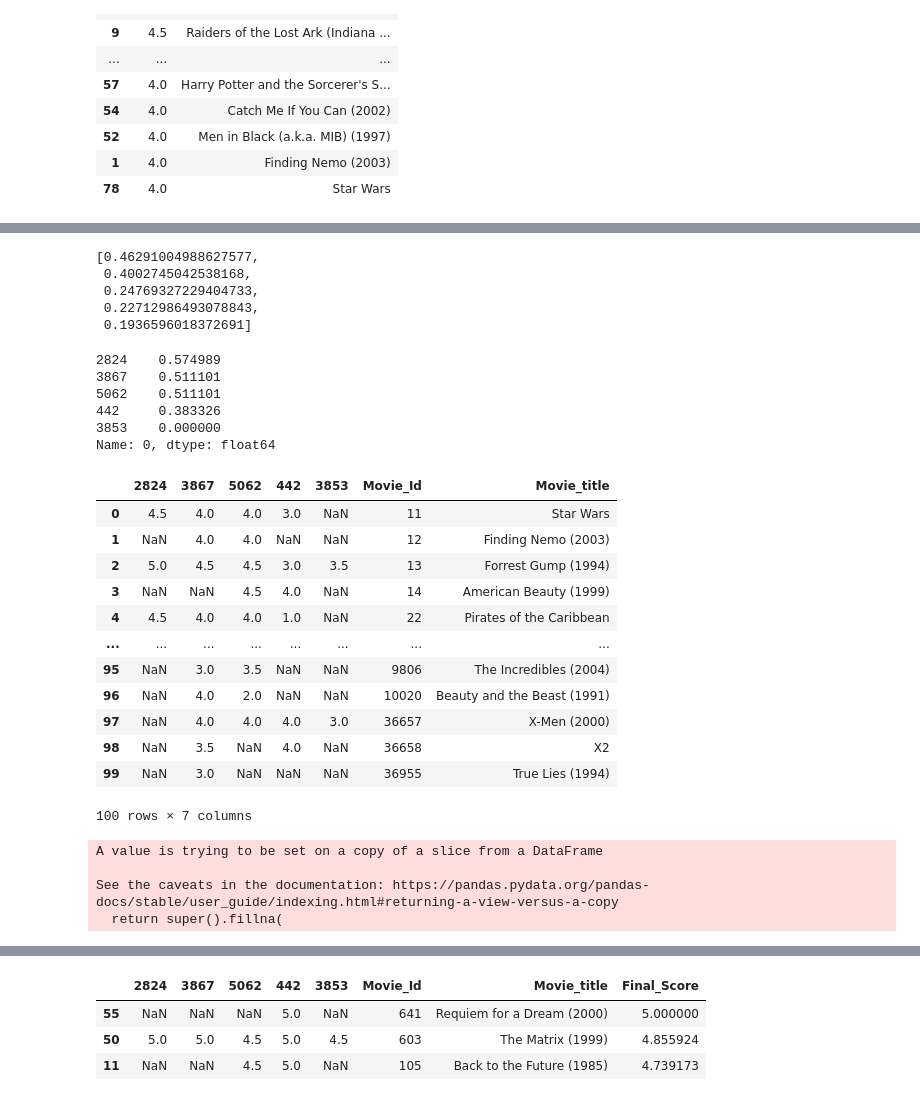
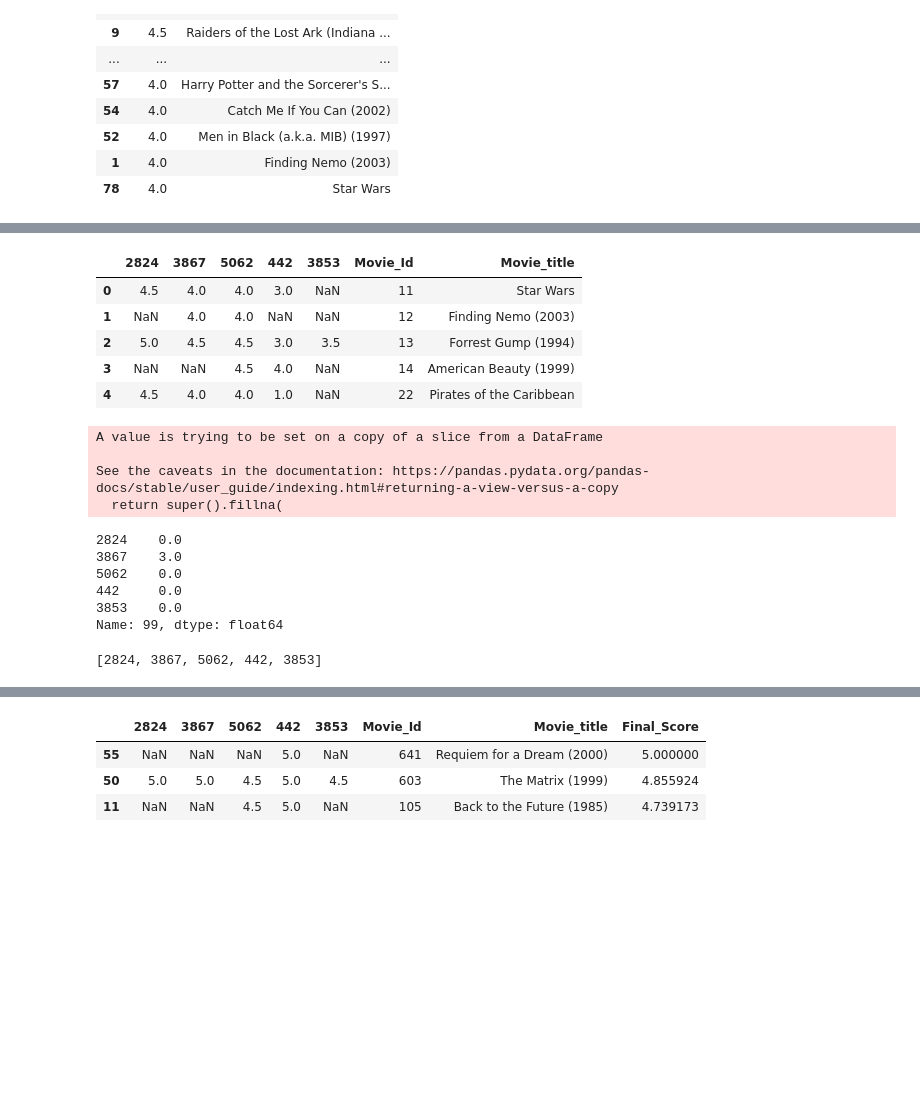
Before and after one commit to ali-d-nasseri/Recommender-System, a Jupyter notebook: Coursera Notes/Coursera project.ipynb, the cells around one changed output, grey strips where cells are left out. Cells and saved outputs as stored; diff of their text form; code cells hidden in the pictures; blank space fills up the shorter version.

```diff
--- a/Coursera Notes/Coursera project.ipynb
+++ b/Coursera Notes/Coursera project.ipynb
@@ -210,38 +227,14 @@ weights_3712.remove(1)
-# %%
-weights_3712
-# %% [output]
-[0.46291004988627577,
- 0.4002745042538168,
- 0.24769327229404733,
- 0.22712986493078843,
- 0.1936596018372691]
-# %%
-norm.iloc[0]
-# %% [output]
-2824    0.574989
-3867    0.511101
-5062    0.511101
-442     0.383326
-3853    0.000000
-Name: 0, dtype: float64
 # %%
 df_3712 = df[[2824, 3867, 5062,442, 3853, 'Movie_Id', 'Movie_title']]
 # %%
-df_3712
+df_3712.head()
 # %% [output]
 |  | 2824 | 3867 | 5062 | 442 | 3853 | Movie_Id | Movie_title |
 | 0 | 4.5 | 4.0 | 4.0 | 3.0 | NaN | 11 | Star Wars |
 | 1 | NaN | 4.0 | 4.0 | NaN | NaN | 12 | Finding Nemo (2003) |
 | 2 | 5.0 | 4.5 | 4.5 | 3.0 | 3.5 | 13 | Forrest Gump (1994) |
 | 3 | NaN | NaN | 4.5 | 4.0 | NaN | 14 | American Beauty (1999) |
 | 4 | 4.5 | 4.0 | 4.0 | 1.0 | NaN | 22 | Pirates of the Caribbean |
-| ... | ... | ... | ... | ... | ... | ... | ... |
-| 95 | NaN | 3.0 | 3.5 | NaN | NaN | 9806 | The Incredibles (2004) |
-| 96 | NaN | 4.0 | 2.0 | NaN | NaN | 10020 | Beauty and the Beast (1991) |
-| 97 | NaN | 4.0 | 4.0 | 4.0 | 3.0 | 36657 | X-Men (2000) |
-| 98 | NaN | 3.5 | NaN | 4.0 | NaN | 36658 | X2 |
-| 99 | NaN | 3.0 | NaN | NaN | NaN | 36955 | True Lies (1994) |
-100 rows × 7 columns
 # %%
 df_3712_rates = df_3712[[2824, 3867,5062,442,3853]]
 # %%
@@ -251,4 +244,18 @@ A value is trying to be set on a copy of a slice from a DataFrame
 
 See the caveats in the documentation: https://pandas.pydata.org/pandas-docs/stable/user_guide/indexing.html#returning-a-view-versus-a-copy
   return super().fillna(
+# %%
+df_3712_rates.iloc[99]
+# %% [output]
+2824    0.0
+3867    3.0
+5062    0.0
+442     0.0
+3853    0.0
+Name: 99, dtype: float64
+# %%
+column_name_3712 = df_3712_rates.columns.tolist()
+column_name_3712
+# %% [output]
+[2824, 3867, 5062, 442, 3853]
 # %%
```
Also changed, not shown: parts of 35 cells of this notebook.
